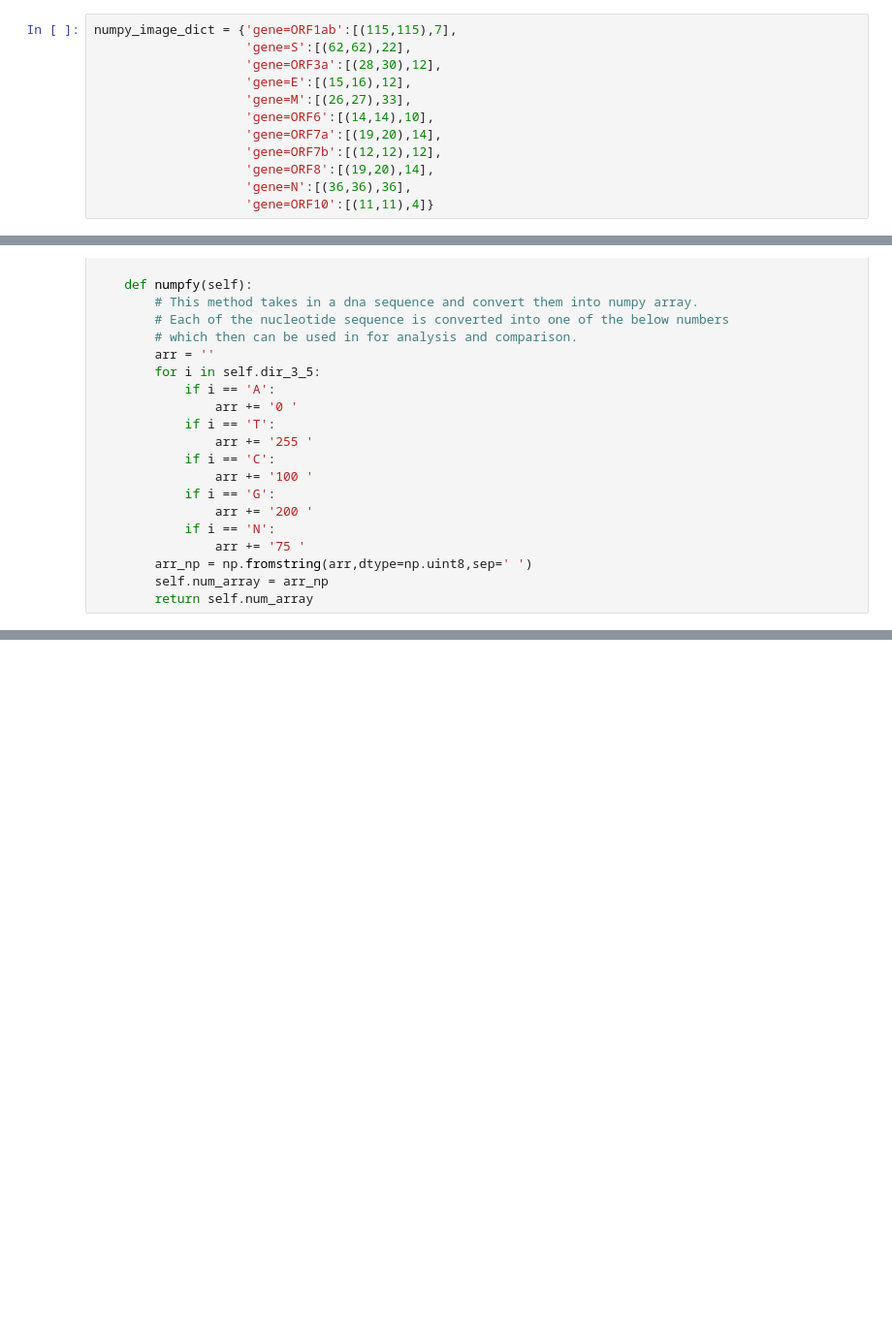
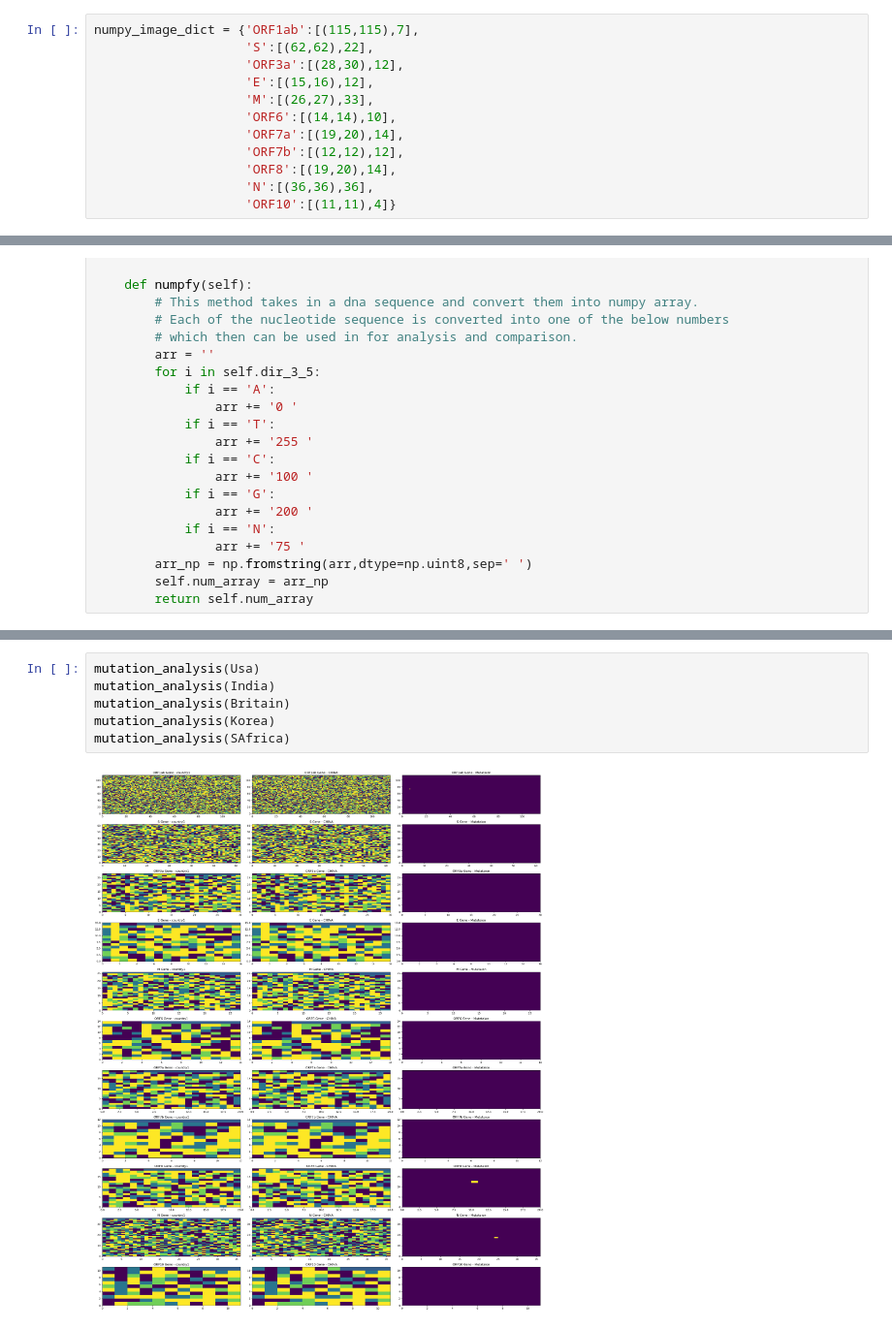
Before and after one commit to parthrastogicoder/Covid_Mutation_Study, a Jupyter notebook: input/main.ipynb, the cells around one changed output, grey strips where cells are left out. Shown at 97% size. Saved outputs shown, nothing was run; the diff lists cells and outputs as text; blank space fills up the shorter version.

Commit message:
mutation analysis 2

```diff
--- a/input/main.ipynb
+++ b/input/main.ipynb
@@ -59,15 +53,15 @@ create_dict_genes(Switzerland,genes,Switzerland_range)
 # %%
-numpy_image_dict = {'gene=ORF1ab':[(115,115),7],
-                    'gene=S':[(62,62),22],
-                    'gene=ORF3a':[(28,30),12],
-                    'gene=E':[(15,16),12],
-                    'gene=M':[(26,27),33],
-                    'gene=ORF6':[(14,14),10],
-                    'gene=ORF7a':[(19,20),14],
-                    'gene=ORF7b':[(12,12),12],
-                    'gene=ORF8':[(19,20),14],
-                    'gene=N':[(36,36),36],
-                    'gene=ORF10':[(11,11),4]}
+numpy_image_dict = {'ORF1ab':[(115,115),7],
+                    'S':[(62,62),22],
+                    'ORF3a':[(28,30),12],
+                    'E':[(15,16),12],
+                    'M':[(26,27),33],
+                    'ORF6':[(14,14),10],
+                    'ORF7a':[(19,20),14],
+                    'ORF7b':[(12,12),12],
+                    'ORF8':[(19,20),14],
+                    'N':[(36,36),36],
+                    'ORF10':[(11,11),4]}
 # %%
 def complement_sequence(sequence):  # Gives the compliment of a sequence
     seq_obj = Seq(sequence)
@@ -323,0 +240,8 @@ Mutated DNA Base 0 in China and Base 255 in USA at position (17, 24) For the Gen
+# %%
+mutation_analysis(Usa)
+mutation_analysis(India)
+mutation_analysis(Britain)
+mutation_analysis(Korea)
+mutation_analysis(SAfrica)
+# %% [output]
+[figure, added]
```
Also changed, not shown: parts of 8 cells of this notebook.
